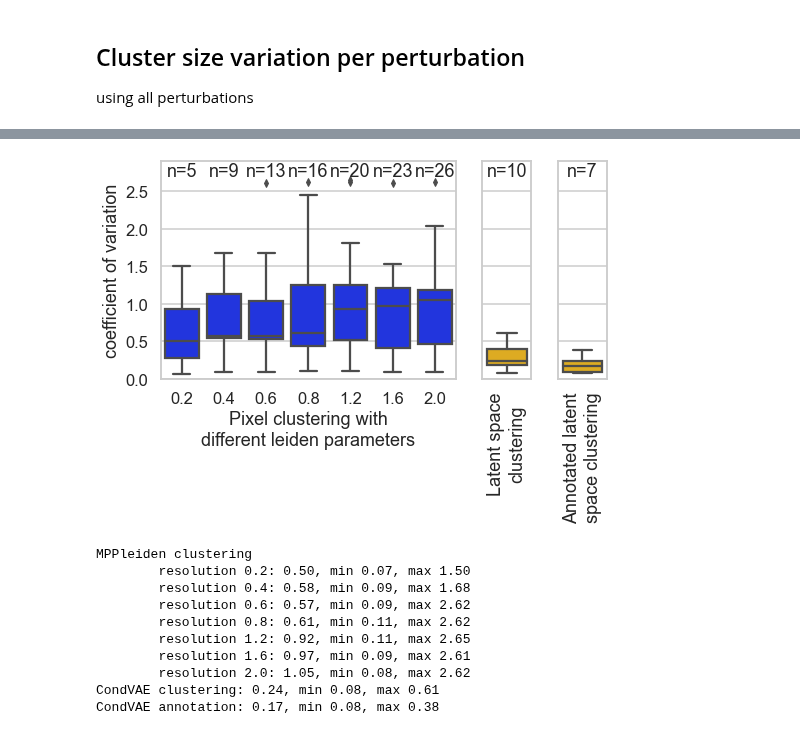
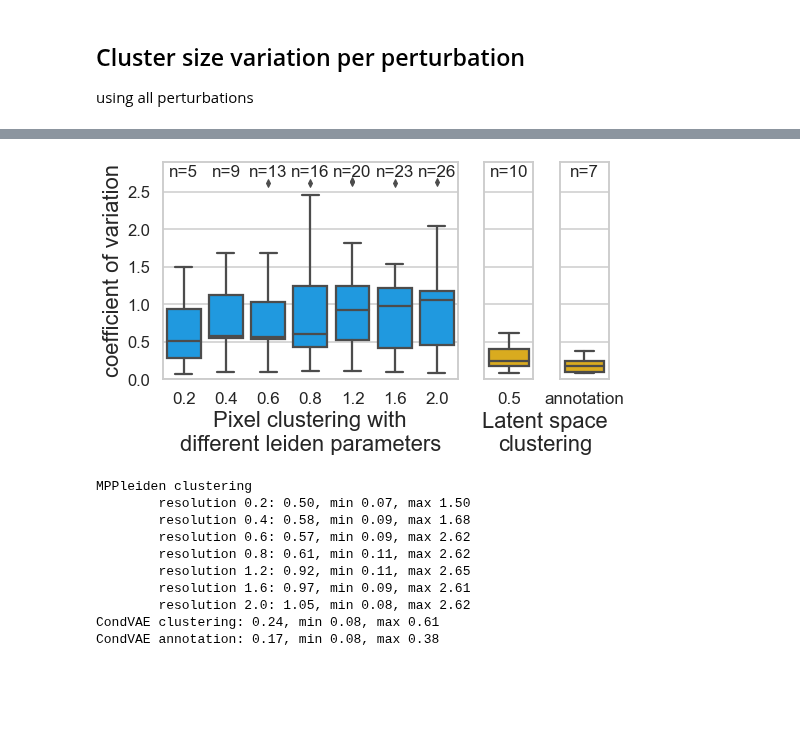
Before and after one commit to theislab/campa_ana, a Jupyter notebook: figure_notebooks/fig1_umap_linear_classifier.ipynb, the cells around one changed output, grey strips where cells are left out. Drawn from its saved outputs; the diff is of its cells as text; code cells hidden in the pictures; blank space fills up the shorter version.

Commit message:
update figure notebooks

```diff
--- a/figure_notebooks/fig1_umap_linear_classifier.ipynb
+++ b/figure_notebooks/fig1_umap_linear_classifier.ipynb
@@ -42,8 +42,8 @@ os.makedirs(str(fig_dir), exist_ok=True)
 os.makedirs(str(suppl_dir), exist_ok=True)
 # %%
 # colors for pixel approach and condVAE:
-yellow = '#fcba03'
-blue = '#031cfc'
+yellow = '#f8ba00'
+blue = '#00a2ff'
 
 # wells to select example cells from
 data_dirs = {
@@ -499,39 +501,44 @@ for res in [0.2, 0.4, 0.6, 0.8, 1.2, 1.6, 2.0]:
 # %%
 sns.set_style('whitegrid')
-sns.set_context('talk')
+sns.set_context('talk', rc = {'font.family': 'Arial'})
+fs_labels = 22
+fs_n = 17
+fs_ax = 17
 
 df = pd.concat(coeff_variation['MPPleiden']).reset_index()
 fig, axes = plt.subplots(1,3, figsize=(8,4), sharey=True, gridspec_kw={'width_ratios': [6, 1, 1]})
 p = sns.boxplot(data=df, x='level_0', y=0, color=blue, ax=axes[0])
-p.set(xlabel='Pixel clustering with\ndifferent leiden parameters', ylabel='coefficient of variation')
-axes[0].set_xticklabels([0.2, 0.4, 0.6, 0.8, 1.2, 1.6, 2.0])
+p.set_xlabel('Pixel clustering with\ndifferent leiden parameters',  fontsize=fs_labels)
+p.set_ylabel('coefficient of variation', fontsize=fs_labels)
+axes[0].set_xticklabels([0.2, 0.4, 0.6, 0.8, 1.2, 1.6, 2.0], fontdict={'fontsize': fs_ax})
 # add cluster number
 num_clusters = [len(adatas['MPPleiden'].obs[f'clustering_res{res:.1f}'].cat.categories) for res in [0.2, 0.4, 0.6, 0.8, 1.2, 1.6, 2.0]]
 for i,n in enumerate(num_clusters):
-    axes[0].annotate(f'n={n}', (i,2.7), ha='center')
+    axes[0].annotate(f'n={n}', (i,2.7), ha='center', fontsize=fs_n)
 
 df = coeff_variation['CondVAE']['clustering_res0.5'].reset_index()
 df['level_0'] = 1
 p = sns.boxplot(data=df, x='level_0', y=0, color=yellow, ax=axes[1])
+axes[1].set_xticklabels([0.5], fontdict={'fontsize': fs_ax})
 p.set(xlabel='', ylabel='')
-axes[1].set_xticklabels(['Latent space\nclustering'], rotation=90, fontdict={'fontsize': 18})
 # add cluster number
 num_clusters = len(adatas['CondVAE'].obs[f'clustering_res0.5'].cat.categories)
-axes[1].annotate(f'n={num_clusters}', (0,2.7), ha='center')
+axes[1].annotate(f'n={num_clusters}', (0,2.7), ha='center', fontsize=fs_n)
 
 df = coeff_variation['CondVAE']['annotation'].reset_index()
 df['level_0'] = 1
 p = sns.boxplot(data=df, x='level_0', y=0, color=yellow, ax=axes[2])
+axes[2].set_xticklabels(['annotation'], fontdict={'fontsize': fs_ax})
 p.set(xlabel='', ylabel='')
-axes[2].set_xticklabels(['Annotated latent\nspace clustering'], rotation=90, fontdict={'fontsize': 18})
 # add cluster number
 num_clusters = len(adatas['CondVAE'].obs[f'annotation'].cat.categories)
-axes[2].annotate(f'n={num_clusters}', (0,2.7), ha='center')
+axes[2].annotate(f'n={num_clusters}', (0,2.7), ha='center', fontsize=fs_n)
+axes[2].annotate(f'Latent space\nclustering', (-0.3,-0.33), ha='center', fontsize=fs_labels, xycoords='axes fraction')
 
 plt.ylim(0,2.9)
 plt.savefig(fig_dir/'coeff_variation_clustering.png', bbox_inches='tight', dpi=300)
 # %% [output]
-[figure, old version]
+[figure, new version]
 # %%
 # print mean coefficient of variation
 print('MPPleiden clustering')
```
Also changed, not shown: parts of 9 cells of this notebook, 5 other files.
